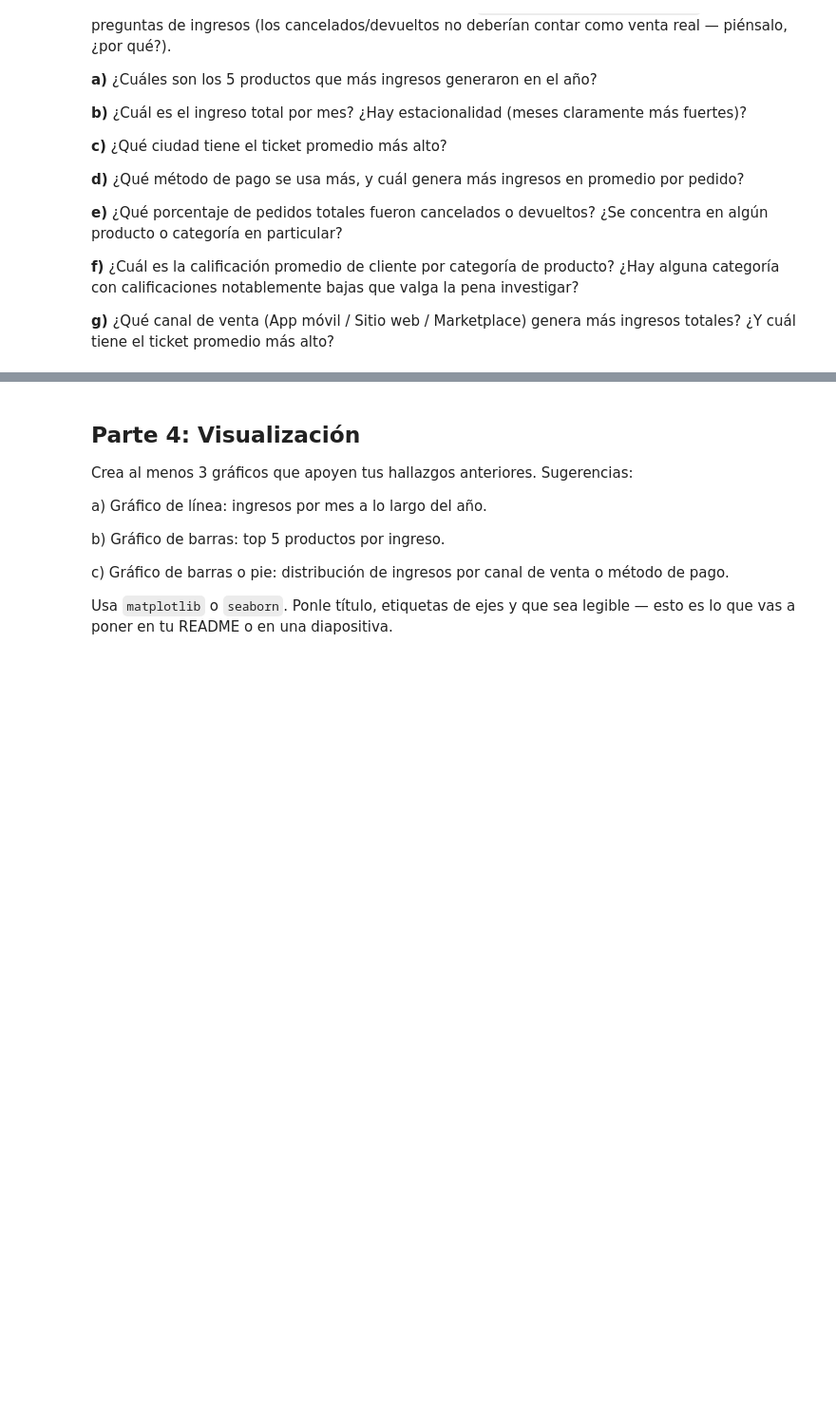
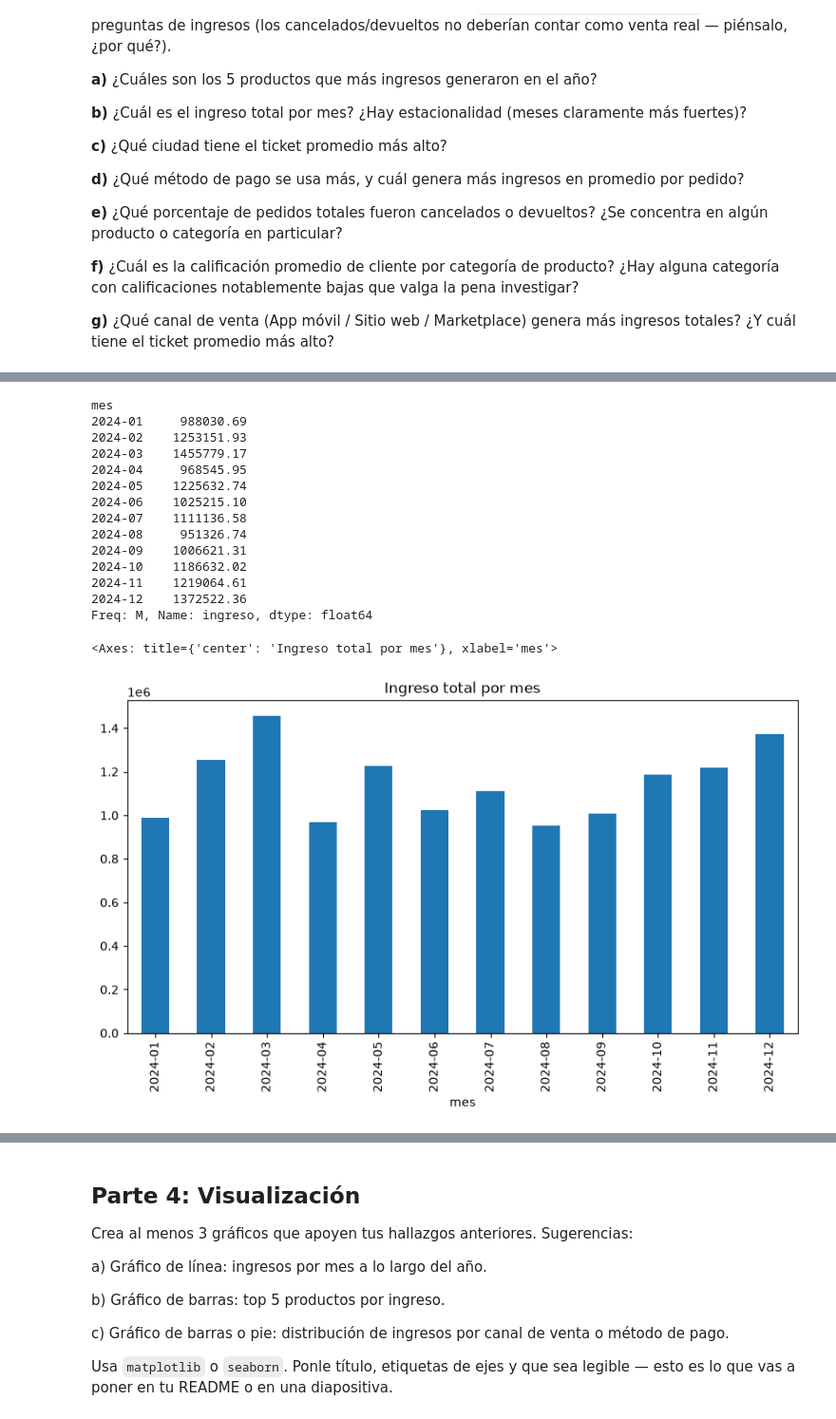
Before and after one commit to javisdata/portafolio-analisis, a Jupyter notebook: 01-analisis-ventas-ecommerce/notebooks/analisis.ipynb, the cells around one changed output, grey strips where cells are left out. Shown at 95% size. Cells and saved outputs as stored; diff of their text form; code cells hidden in the pictures; blank space fills up the shorter version.

```diff
--- a/01-analisis-ventas-ecommerce/notebooks/analisis.ipynb
+++ b/01-analisis-ventas-ecommerce/notebooks/analisis.ipynb
@@ -168,0 +155,10 @@ Responde cada una con código. Usa solo pedidos con `estado_pedido == 'Completad
+# %%
+# Primero hagamos una celda para filtrar los pedidos completados.
+# Filtramos solo los pedidos completados,
+# ya que cancelados/devueltos no representan
+# ingresos reales (el dinero no se concretó como venta)
+df_completados = df[df['estado_pedido'] == 'Completado'].copy()
+
+# Creamos la columna de ingreso por pedido
+# (cantidad x precio unitario)
+df_completados['ingreso'] = df_completados['cantidad'] * df_completados['precio_unitario']
@@ -168,0 +177,27 @@ Responde cada una con código. Usa solo pedidos con `estado_pedido == 'Completad
+# %%
+# b) Extraemos el mes (o el periodo año-mes) de la fecha del pedido
+df_completados['mes'] = df_completados['fecha_pedido'].dt.to_period('M')
+
+# Sumamos ingresos agrupando por ese periodo mensual
+ingreso_por_mes = df_completados.groupby('mes')['ingreso'].sum()
+print(ingreso_por_mes)
+
+# Graficamos para ver visualmente si hay estacionalidad
+ingreso_por_mes.plot(kind='bar', title='Ingreso total por mes', figsize=(10,5))
+# %% [output]
+mes
+2024-01     988030.69
+2024-02    1253151.93
+2024-03    1455779.17
+2024-04     968545.95
+2024-05    1225632.74
+2024-06    1025215.10
+2024-07    1111136.58
+2024-08     951326.74
+2024-09    1006621.31
+2024-10    1186632.02
+2024-11    1219064.61
+2024-12    1372522.36
+Freq: M, Name: ingreso, dtype: float64
+<Axes: title={'center': 'Ingreso total por mes'}, xlabel='mes'>
+[figure, added]
```
Also changed, not shown: parts of 13 cells of this notebook, 1 other file.
